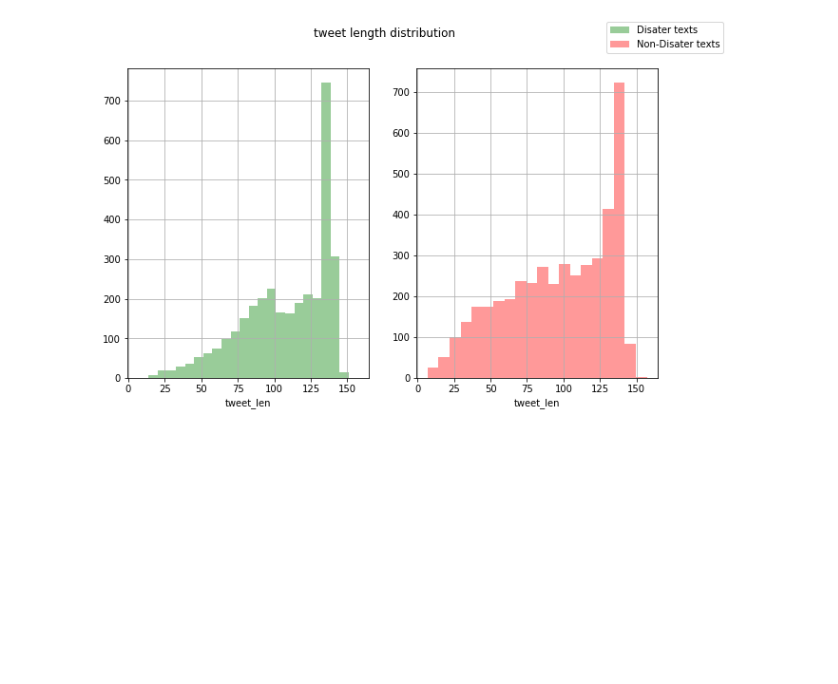
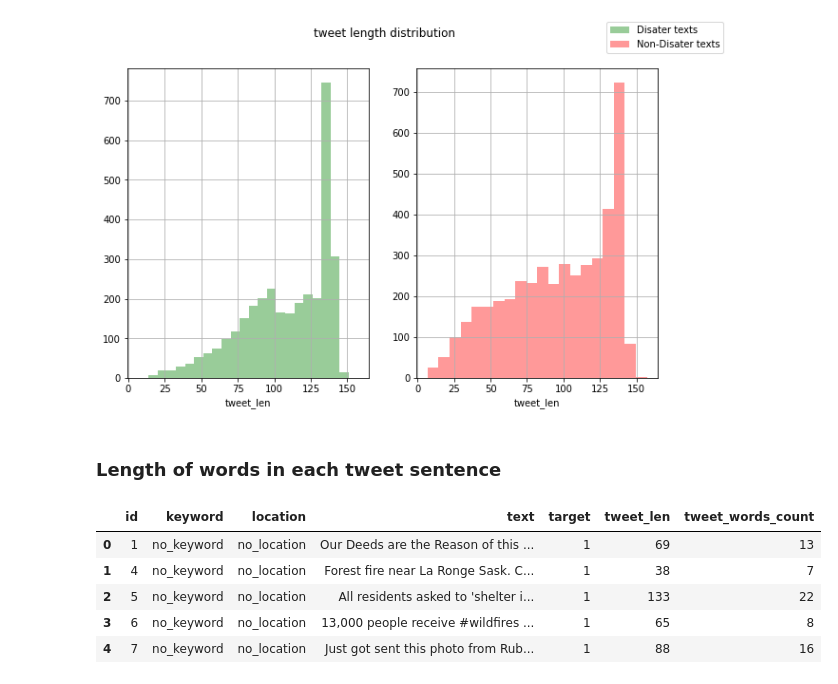
Before and after one commit to quochungtran/NLP-with-Disaster-Tweets, a Jupyter notebook: Tweet_NLP_disaster.ipynb, the cells around one changed output. Drawn from its saved outputs; the diff is of its cells as text; code cells hidden in the pictures; blank space fills up the shorter version.

```diff
--- a/Tweet_NLP_disaster.ipynb
+++ b/Tweet_NLP_disaster.ipynb
@@ -348,3 +363,15 @@ ax2.grid()
 plt.show()
 # %% [output]
 [figure]
+# %% [markdown]
+### Length of words in each tweet sentence
+# %%
+df_train["tweet_words_count"] = df_train["text"].str.split().apply(lambda x : len(x))
+df_train.head()
+# %% [output]
+|  | id | keyword | location | text | target | tweet_len | tweet_words_count |
+| 0 | 1 | no_keyword | no_location | Our Deeds are the Reason of this ... | 1 | 69 | 13 |
+| 1 | 4 | no_keyword | no_location | Forest fire near La Ronge Sask. C... | 1 | 38 | 7 |
+| 2 | 5 | no_keyword | no_location | All residents asked to 'shelter i... | 1 | 133 | 22 |
+| 3 | 6 | no_keyword | no_location | 13,000 people receive #wildfires ... | 1 | 65 | 8 |
+| 4 | 7 | no_keyword | no_location | Just got sent this photo from Rub... | 1 | 88 | 16 |
```
Also changed, not shown: parts of 3 cells of this notebook.
